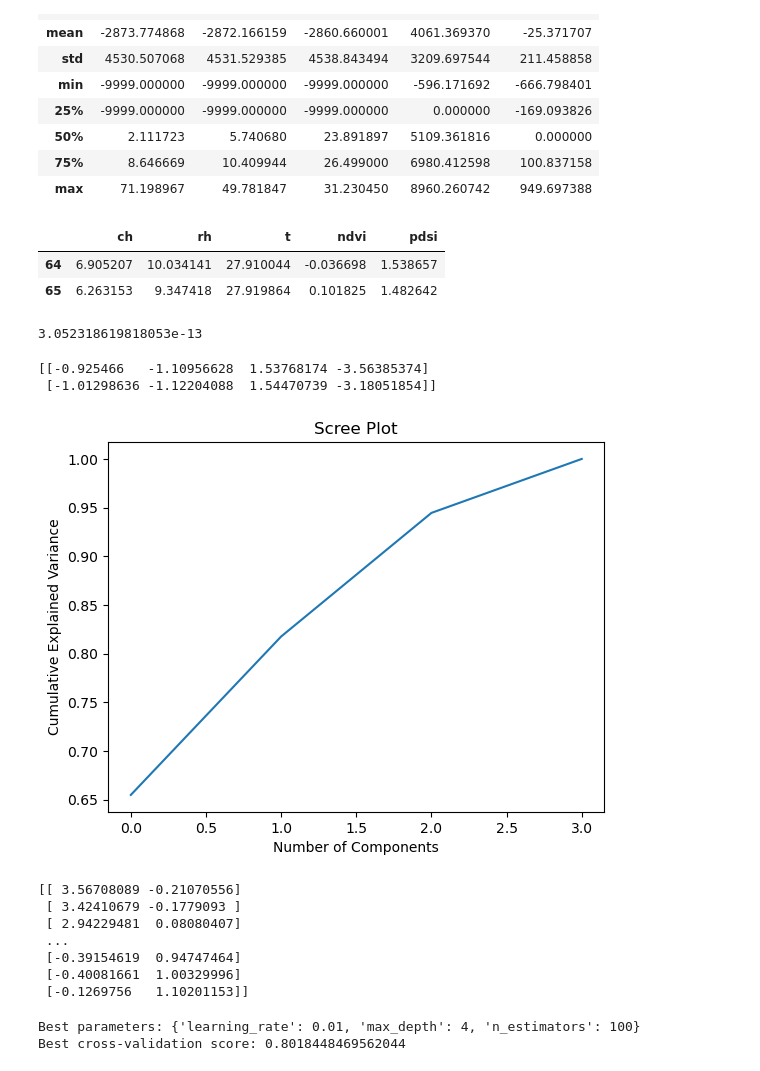
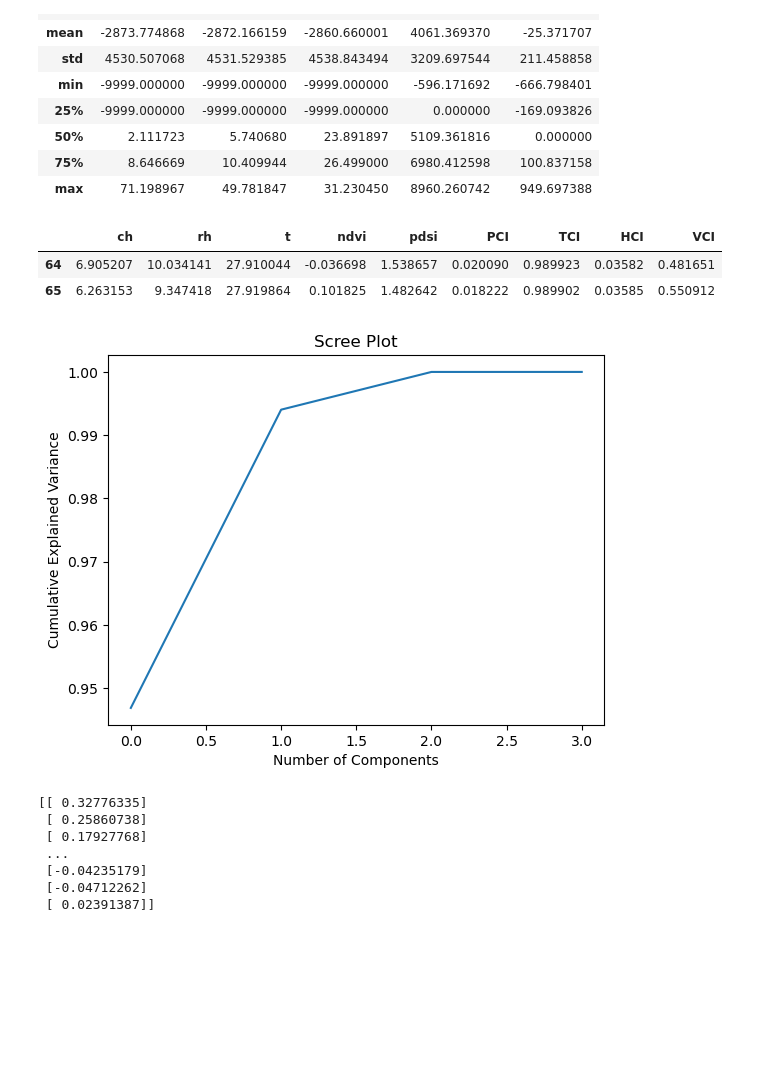
Before and after one commit to achmfirmansyah/Drought, a Jupyter notebook: Mosaic, Combine, PCA Calibrasi.ipynb, the cells around one changed output. Drawn from its saved outputs; the diff is of its cells as text; code cells hidden in the pictures; blank space fills up the shorter version.

```diff
--- a/Mosaic, Combine, PCA Calibrasi.ipynb
+++ b/Mosaic, Combine, PCA Calibrasi.ipynb
@@ -7,6 +7,27 @@ import pandas as pd
 import warnings
 from tqdm import tqdm
 warnings.filterwarnings("ignore")
+# %%
+raster_data = rxr.open_rasterio('Curah_Hujan.tif')
+mask = raster_data != -9999
+
+# Calculate the minimum value excluding -9999
+min_value_ch = raster_data.where(mask).min()
+max_value_ch = raster_data.where(mask).max()
+# %%
+raster_data = rxr.open_rasterio('RH.tif')
+mask = raster_data != -9999
+
+# Calculate the minimum value excluding -9999
+min_value_rh = raster_data.where(mask).min()
+max_value_rh = raster_data.where(mask).max()
+# %%
+raster_data = rxr.open_rasterio('TEMPERATUR.tif')
+mask = raster_data != -9999
+
+# Calculate the minimum value excluding -9999
+min_value_t = raster_data.where(mask).min()
+max_value_t = raster_data.where(mask).max()
 # %%
 def mosaic_monthly(raster_file,year):
     raster_data = rxr.open_rasterio(raster_file)
@@ -130,49 +151,43 @@ from sklearn.decomposition import PCA
 import matplotlib.pyplot as plt
 from sklearn.preprocessing import StandardScaler
 # %%
-data_.head(2)
+data_['PCI']=data_.ch.apply(lambda y: (y-min_value_ch.values)/(max_value_ch.values-min_value_ch.values))
+data_['TCI']=data_.rh.apply(lambda y: (y-min_value_rh.values)/(max_value_ch.values-min_value_rh.values))
+data_['HCI']=data_.t.apply(lambda y: (y-min_value_t.values)/(max_value_ch.values-min_value_t.values))
+data_['VCI']=data_.ndvi.apply(lambda y:(y+1)/2)
-# %% [output]
-|  | ch | rh | t | ndvi | pdsi |
-| 64 | 6.905207 | 10.034141 | 27.910044 | -0.036698 | 1.538657 |
-| 65 | 6.263153 | 9.347418 | 27.919864 | 0.101825 | 1.482642 |
 # %%
-data_['ch'].min()
+data_.head(2)
 # %% [output]
-3.052318619818053e-13
+|  | ch | rh | t | ndvi | pdsi | PCI | TCI | HCI | VCI |
+| 64 | 6.905207 | 10.034141 | 27.910044 | -0.036698 | 1.538657 | 0.020090 | 0.989923 | 0.03582 | 0.481651 |
+| 65 | 6.263153 | 9.347418 | 27.919864 | 0.101825 | 1.482642 | 0.018222 | 0.989902 | 0.03585 | 0.550912 |
 # %%
-# Normalize the data
-scaler = StandardScaler()
-data_scaled = scaler.fit_transform(data_[['ch','rh','t','ndvi']])
-print(data_scaled[0:2,:])
+data_scaled=data_[['PCI','TCI','HCI','VCI']].values
 
 # Apply PCA
 pca = PCA()
 pca.fit(data_scaled)
 
 # Create scree plot
 plt.plot(np.cumsum(pca.explained_variance_ratio_))
 plt.xlabel('Number of Components')
 plt.ylabel('Cumulative Explained Variance')
 plt.title('Scree Plot')
 plt.show()
 # %% [output]
-[[-0.925466   -1.10956628  1.53768174 -3.56385374]
- [-1.01298636 -1.12204088  1.54470739 -3.18051854]]
-[figure, old version]
+[figure, new version]
 # %%
-pca = PCA(n_components=2)  # Reduce to one dimension
-
+pca = PCA(n_components=1)  # Reduce to one dimension
 # Fit and transform the data
 X_reduced = pca.fit_transform(data_scaled)
-
 print(X_reduced)
 # %% [output]
-[[ 3.56708089 -0.21070556]
- [ 3.42410679 -0.1779093 ]
- [ 2.94229481  0.08080407]
+[[ 0.32776335]
+ [ 0.25860738]
+ [ 0.17927768]
  ...
- [-0.39154619  0.94747464]
- [-0.40081661  1.00329996]
- [-0.1269756   1.10201153]]
+ [-0.04235179]
+ [-0.04712262]
+ [ 0.02391387]]
 # %%
 data_['PC1']=X_reduced[:,0]
@@ -184,7 +198,7 @@ from sklearn.model_selection import cross_val_score,GridSearchCV
 from sklearn.model_selection import train_test_split
 
 
-X, y = data_[['PC1','PC2']], data_['pdsi']
+X, y = data_[['PC1']], data_['pdsi']
 X_train, X_test, y_train, y_test = train_test_split(X, y, test_size=0.2, random_state=42)
 
 gb_reg = GradientBoostingRegressor()
@@ -203,6 +217,3 @@ grid_search.fit(X, y)
 # Print best parameters and cross-validation score
 print("Best parameters:", grid_search.best_params_)
 print("Best cross-validation score:", -grid_search.best_score_)
-# %% [output]
-Best parameters: {'learning_rate': 0.01, 'max_depth': 4, 'n_estimators': 100}
-Best cross-validation score: 0.8018448469562044
```
Also changed, not shown: parts of 1 cell of this notebook.
